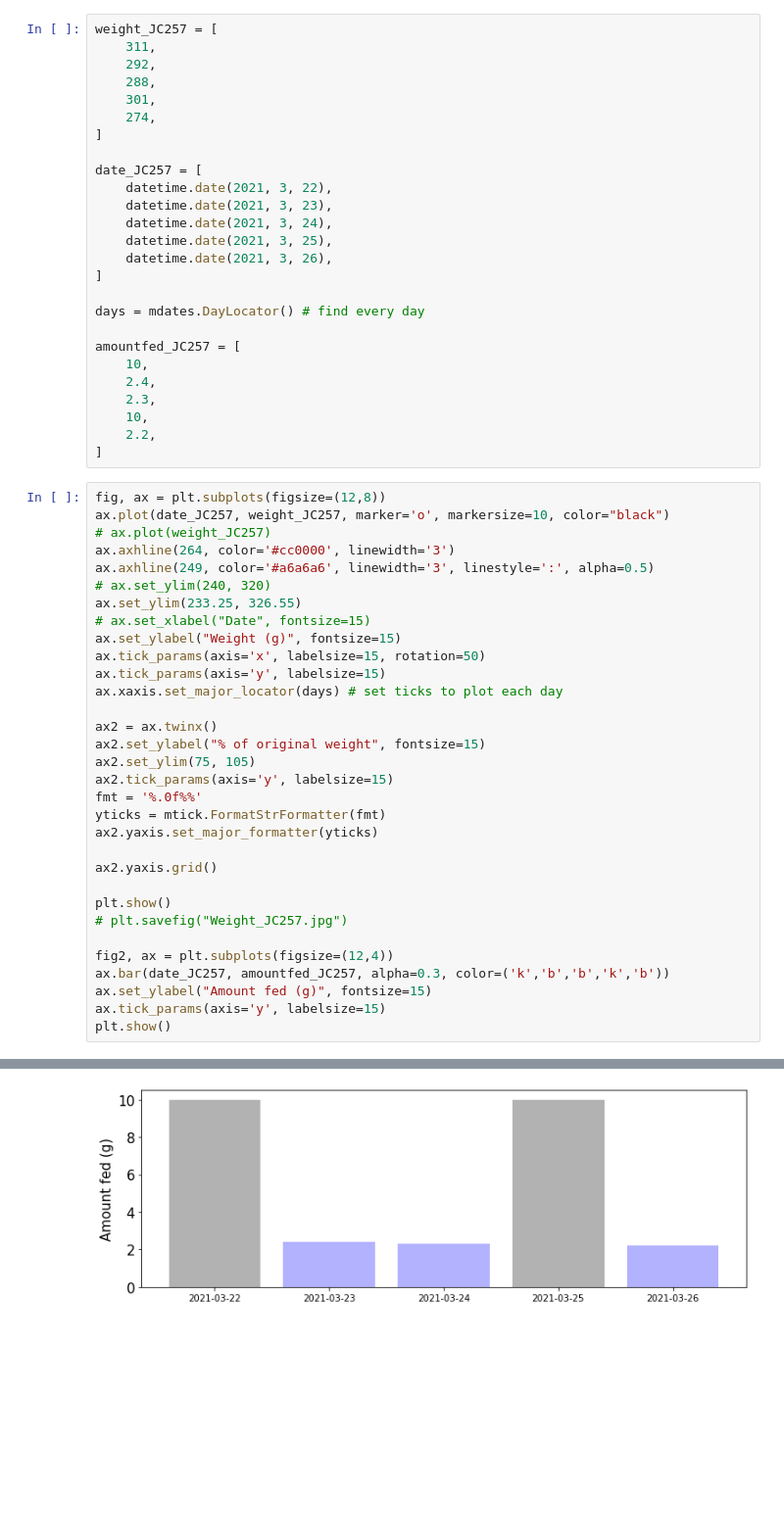
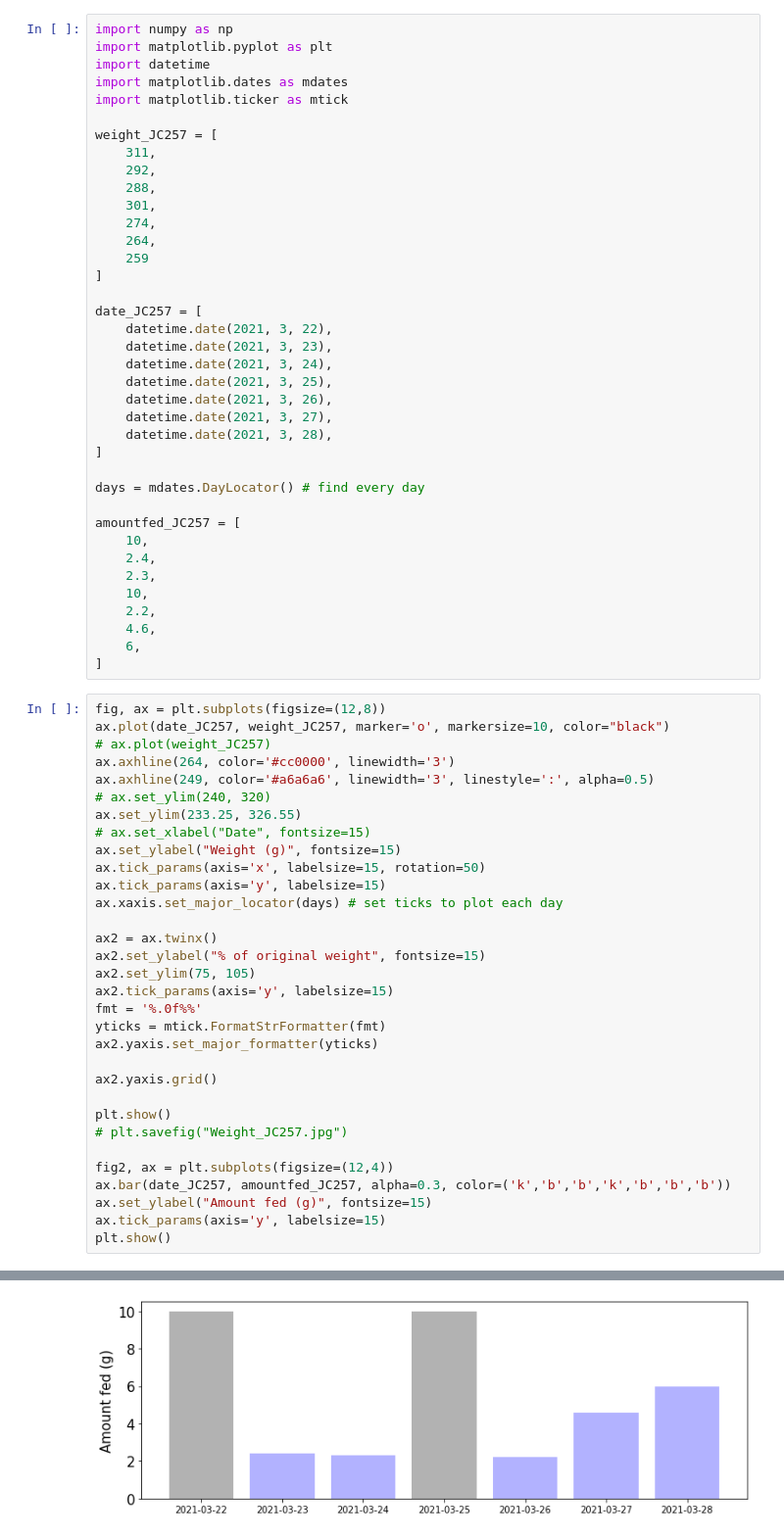
Before and after one commit to shauryagoyall/Andrea-Data, a Jupyter notebook: Weight_JC257.ipynb, the cells around one changed output, grey strips where cells are left out. Shown at 98% size. Cells and saved outputs as stored; diff of their text form; blank space fills up the shorter version.

```diff
--- a/Weight_JC257.ipynb
+++ b/Weight_JC257.ipynb
@@ -7,10 +1,18 @@ import matplotlib.ticker as mtick
 # %%
+import numpy as np
+import matplotlib.pyplot as plt
+import datetime
+import matplotlib.dates as mdates
+import matplotlib.ticker as mtick
+
 weight_JC257 = [
     311,
     292,
     288,
     301,
     274,
+    264,
+    259
 ]
 
 date_JC257 = [
@@ -19,6 +21,8 @@ date_JC257 = [
     datetime.date(2021, 3, 24),
     datetime.date(2021, 3, 25),
     datetime.date(2021, 3, 26),
+    datetime.date(2021, 3, 27),
+    datetime.date(2021, 3, 28),
 ]
 
 days = mdates.DayLocator() # find every day
@@ -29,6 +33,8 @@ amountfed_JC257 = [
     2.3,
     10,
     2.2,
+    4.6,
+    6,
 ]
 # %%
 fig, ax = plt.subplots(figsize=(12,8))
@@ -58,7 +64,7 @@ plt.show()
 # plt.savefig("Weight_JC257.jpg")
 
 fig2, ax = plt.subplots(figsize=(12,4))
-ax.bar(date_JC257, amountfed_JC257, alpha=0.3, color=('k','b','b','k','b'))
+ax.bar(date_JC257, amountfed_JC257, alpha=0.3, color=('k','b','b','k','b','b','b'))
 ax.set_ylabel("Amount fed (g)", fontsize=15)
 ax.tick_params(axis='y', labelsize=15)
 plt.show()
@@ -67 +73 @@ plt.show()
-[figure, old version]
+[figure, new version]
```
Also changed, not shown: parts of 2 cells of this notebook.
